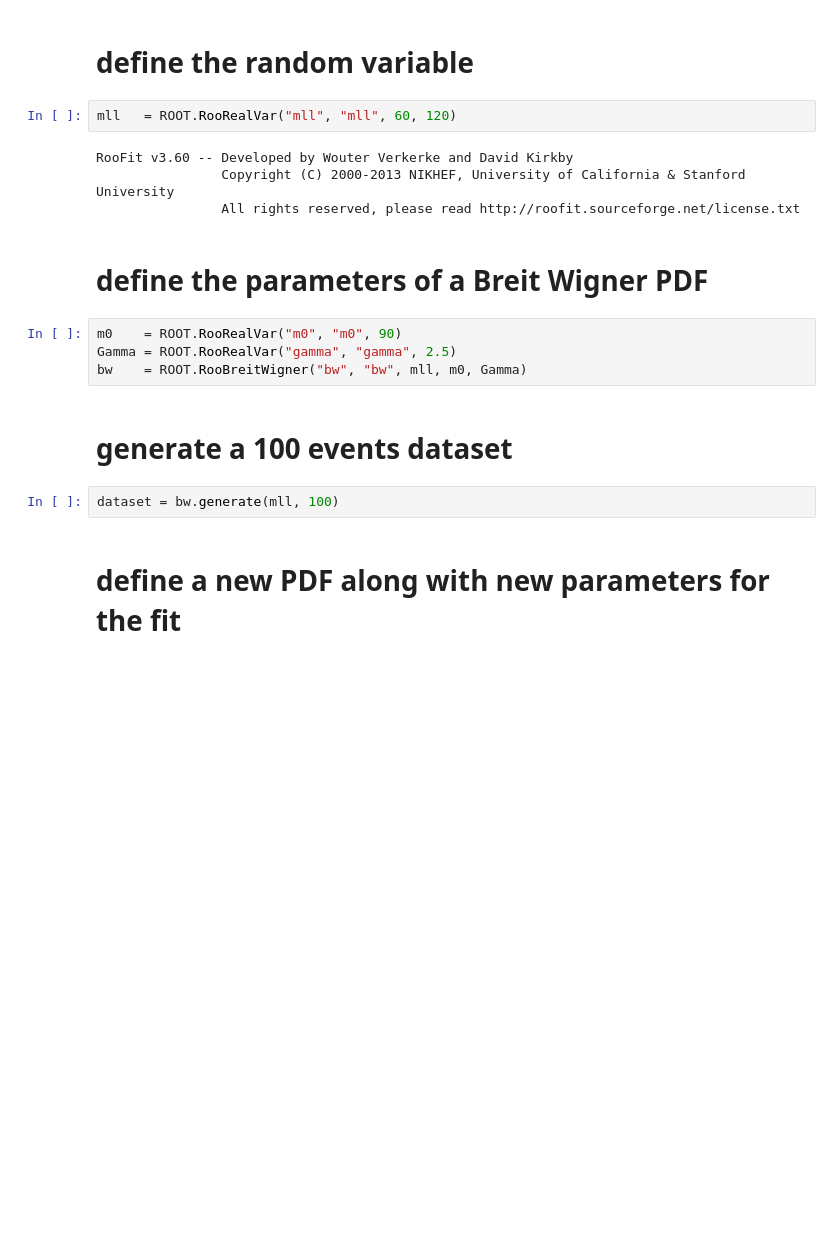
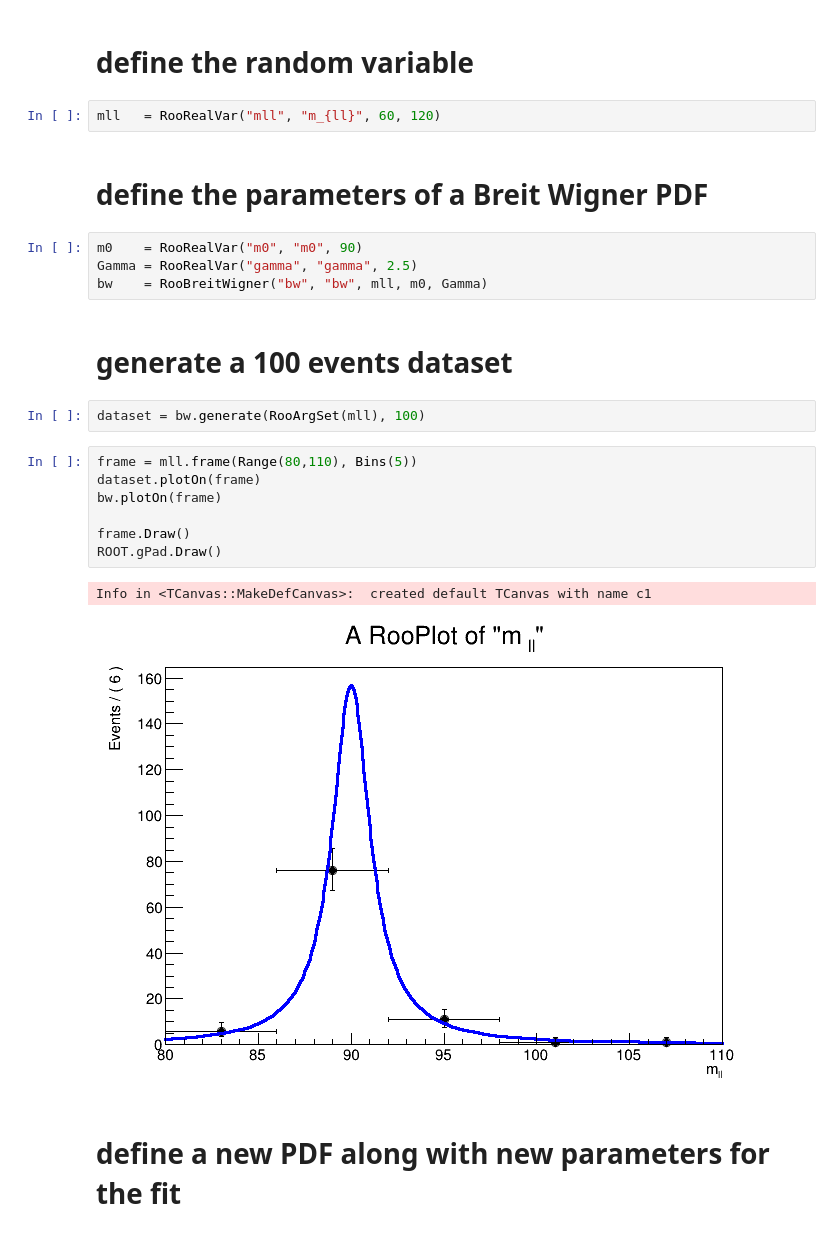
Before and after one commit to lenzip/conda, a Jupyter notebook: bw.ipynb, the cells around one changed output. Saved outputs shown, nothing was run; the diff lists cells and outputs as text; blank space fills up the shorter version.

```diff
--- a/bw.ipynb
+++ b/bw.ipynb
@@ -6,21 +8,27 @@ Welcome to JupyROOT 6.24/00
 # %% [markdown]
 # define the random variable
 # %%
-mll   = ROOT.RooRealVar("mll", "mll", 60, 120)
+mll   = RooRealVar("mll", "m_{ll}", 60, 120)
-# %% [output]
-RooFit v3.60 -- Developed by Wouter Verkerke and David Kirkby
-                Copyright (C) 2000-2013 NIKHEF, University of California & Stanford University
-                All rights reserved, please read http://roofit.sourceforge.net/license.txt
 # %% [markdown]
 # define the parameters of a Breit Wigner PDF
 # %%
-m0    = ROOT.RooRealVar("m0", "m0", 90)
-Gamma = ROOT.RooRealVar("gamma", "gamma", 2.5)
-bw    = ROOT.RooBreitWigner("bw", "bw", mll, m0, Gamma)
+m0    = RooRealVar("m0", "m0", 90)
+Gamma = RooRealVar("gamma", "gamma", 2.5)
+bw    = RooBreitWigner("bw", "bw", mll, m0, Gamma)
 # %% [markdown]
 # generate a 100 events dataset
 # %%
-dataset = bw.generate(mll, 100)
+dataset = bw.generate(RooArgSet(mll), 100)
+# %%
+frame = mll.frame(Range(80,110), Bins(5))
+dataset.plotOn(frame)
+bw.plotOn(frame)
+
+frame.Draw()
+ROOT.gPad.Draw()
+# %% [output]
+Info in <TCanvas::MakeDefCanvas>:  created default TCanvas with name c1
+[figure, added]
 # %% [markdown]
 # define a new PDF along with new parameters for the fit
 # %%
```
Also changed, not shown: parts of 7 cells of this notebook, 6 other files.
